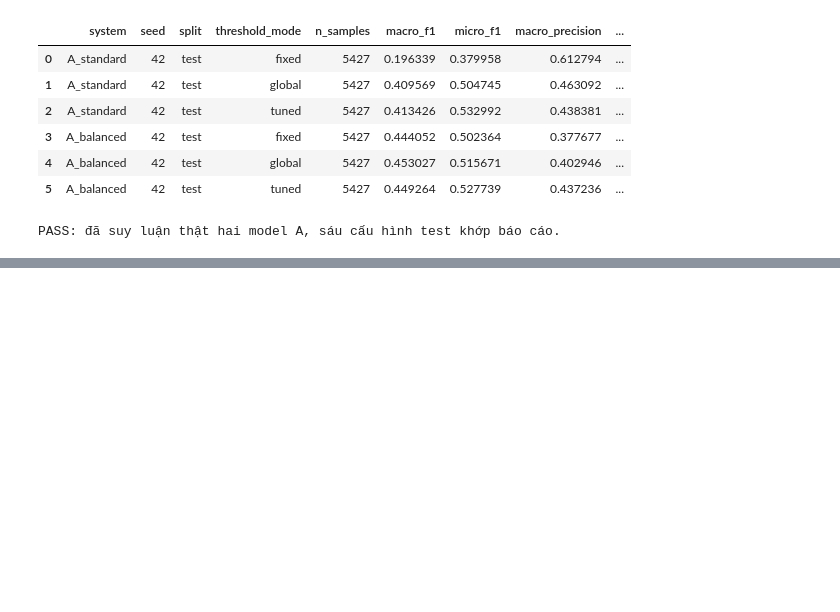
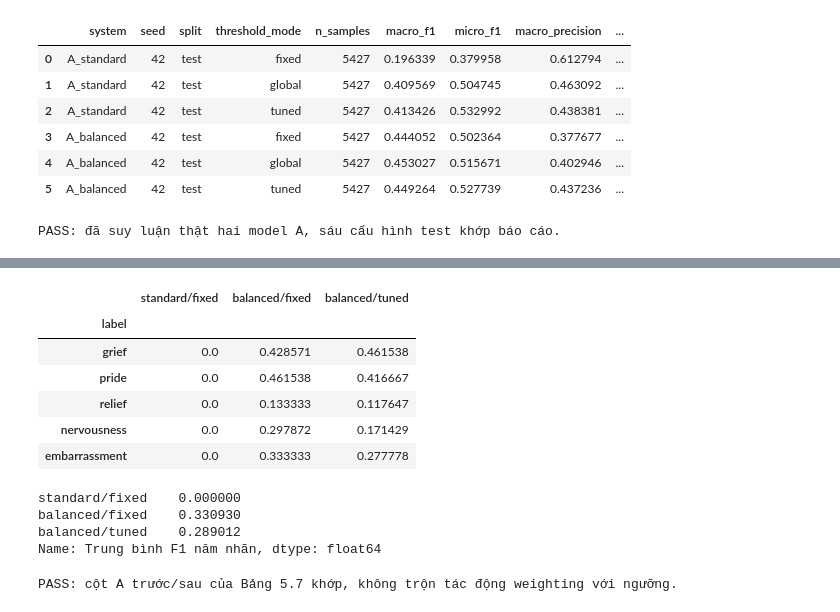
Before and after one commit to dzyuu1612/goemotions-multilabel-classification, a Jupyter notebook: notebooks/02_baseline.ipynb, the cells around one changed output, grey strips where cells are left out. Saved outputs shown, nothing was run; the diff lists cells and outputs as text; code cells hidden in the pictures; blank space fills up the shorter version.

```diff
--- a/notebooks/02_baseline.ipynb
+++ b/notebooks/02_baseline.ipynb
@@ -305,0 +308,32 @@ PASS: đã suy luận thật hai model A, sáu cấu hình test khớp báo cáo
+# %%
+from src.evaluation.protocols import read_json
+from src.notebook_support import benchmark
+_, all_frames, label_names=benchmark(str(ARTIFACTS),('A',))
+test_frame=all_frames['test'];test_truth=multi_hot(test_frame.labels.tolist())
+protocol=read_json(ARTIFACTS/'data/processed/baseline/final_protocol.json')
+rare=['grief','pride','relief','nervousness','embarrassment'];tables={}
+for variant,mode in [('standard','fixed'),('balanced','fixed'),('balanced','tuned')]:
+    points=load_aligned_scores(ARTIFACTS/f'data/processed/baseline/final/{variant}_test_scores.npz',test_frame.id.tolist(),label_names)
+    thresholds=next(c['thresholds'] for c in protocol['configurations'] if c['variant']==variant and c['threshold_mode']==mode)
+    metric=evaluate_multilabel(test_truth,points,label_names,thresholds)
+    tables[f'{variant}/{mode}']=pd.DataFrame(metric['per_label']).set_index('label').loc[rare,'f1']
+rare_a=pd.DataFrame(tables)
+display(rare_a)
+display(rare_a.mean().rename('Trung bình F1 năm nhãn'))
+expected=json.loads((ROOT/'experiments/best_epochs_20261103/main_results/report_data/a_rare.json').read_text(encoding='utf-8'))
+np.testing.assert_allclose(rare_a['standard/fixed'],expected['before'],atol=1e-12)
+np.testing.assert_allclose(rare_a['balanced/tuned'],expected['after'],atol=1e-12)
+print('PASS: cột A trước/sau của Bảng 5.7 khớp, không trộn tác động weighting với ngưỡng.')
+# %% [output]
+|  | standard/fixed | balanced/fixed | balanced/tuned |
+| label |  |  |  |
+| grief | 0.0 | 0.428571 | 0.461538 |
+| pride | 0.0 | 0.461538 | 0.416667 |
+| relief | 0.0 | 0.133333 | 0.117647 |
+| nervousness | 0.0 | 0.297872 | 0.171429 |
+| embarrassment | 0.0 | 0.333333 | 0.277778 |
+standard/fixed    0.000000
+balanced/fixed    0.330930
+balanced/tuned    0.289012
+Name: Trung bình F1 năm nhãn, dtype: float64
+PASS: cột A trước/sau của Bảng 5.7 khớp, không trộn tác động weighting với ngưỡng.
```
Also changed, not shown: parts of 2 cells of this notebook, 3 other files.
